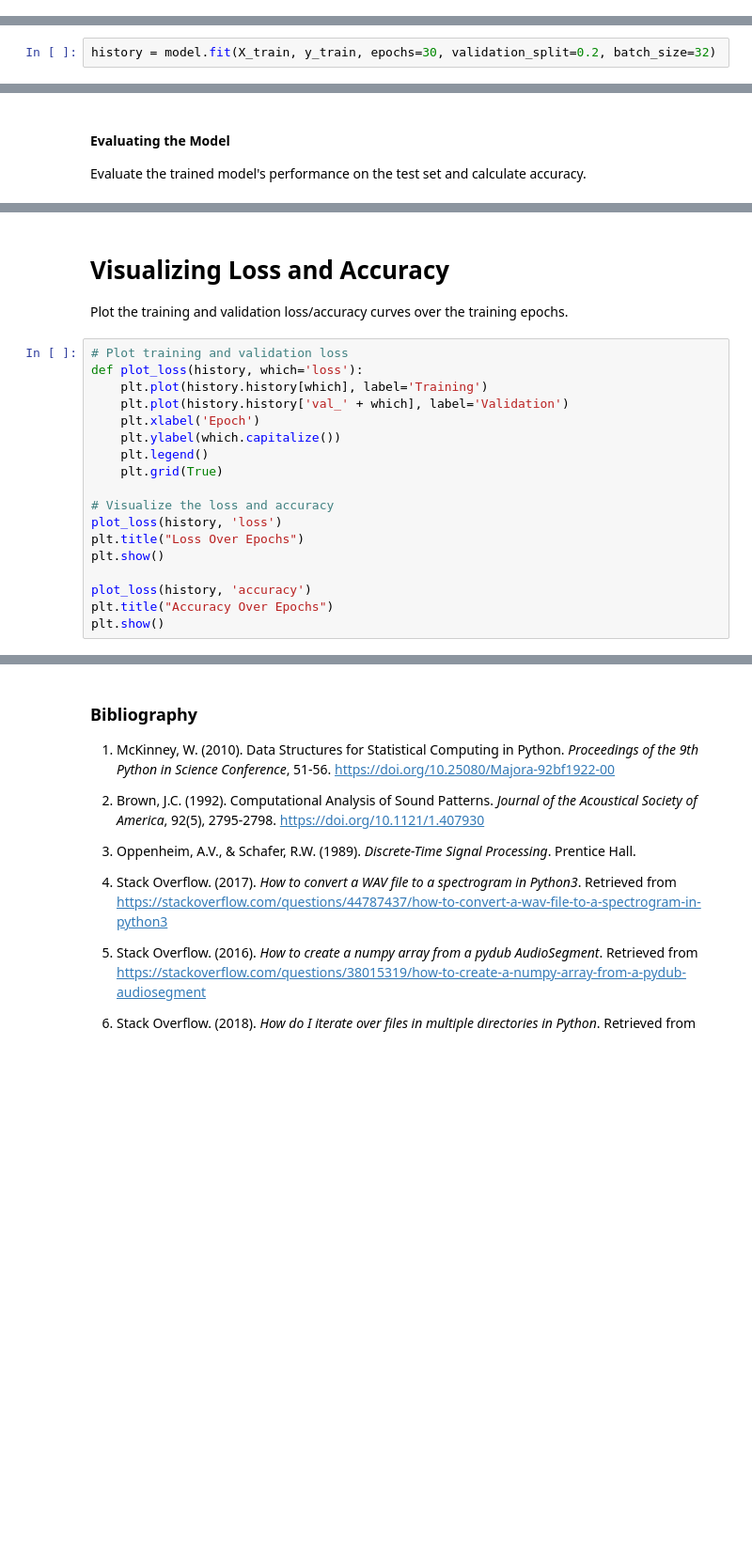
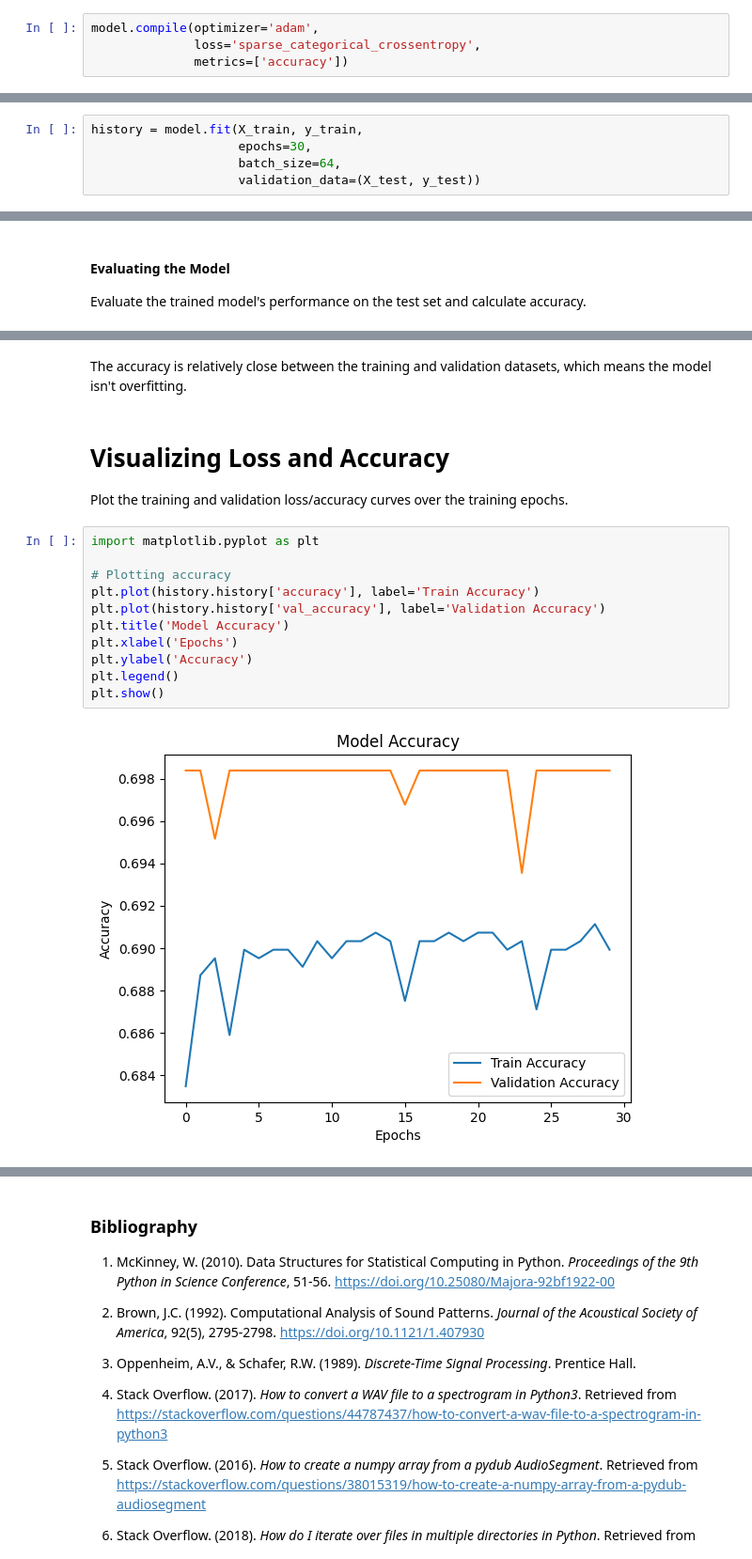
Before and after one commit to LaisColetta/Machine-Learning, a Jupyter notebook: Project_part2/project_part2.ipynb, the cells around one changed output, grey strips where cells are left out. Shown at 94% size. Drawn from its saved outputs; the diff is of its cells as text; blank space fills up the shorter version.

```diff
--- a/Project_part2/project_part2.ipynb
+++ b/Project_part2/project_part2.ipynb
@@ -942 +977,5 @@ IndexError: tuple index out of range
+# %%
+model.compile(optimizer='adam',
+              loss='sparse_categorical_crossentropy',
+              metrics=['accuracy'])
 # %% [markdown]
@@ -948,2 +986,5 @@ Train the model on the training dataset for 30 epochs, with validation split and
 # %%
-history = model.fit(X_train, y_train, epochs=30, validation_split=0.2, batch_size=32)
+history = model.fit(X_train, y_train,
+                    epochs=30,
+                    batch_size=64,
+                    validation_data=(X_test, y_test))
@@ -957,21 +1018,18 @@ print(f"Test Accuracy: {test_accuracy:.2f}")
+# %% [markdown]
+The accuracy is relatively close between the training and validation datasets, which means the model isn't overfitting.
 # %% [markdown]
 # Visualizing Loss and Accuracy
 Plot the training and validation loss/accuracy curves over the training epochs.
-# %%
-# Plot training and validation loss
-def plot_loss(history, which='loss'):
-    plt.plot(history.history[which], label='Training')
-    plt.plot(history.history['val_' + which], label='Validation')
-    plt.xlabel('Epoch')
-    plt.ylabel(which.capitalize())
-    plt.legend()
-    plt.grid(True)
-
-# Visualize the loss and accuracy
-plot_loss(history, 'loss')
-plt.title("Loss Over Epochs")
-plt.show()
-
-plot_loss(history, 'accuracy')
-plt.title("Accuracy Over Epochs")
-plt.show()
+# %%
+import matplotlib.pyplot as plt
+
+# Plotting accuracy
+plt.plot(history.history['accuracy'], label='Train Accuracy')
+plt.plot(history.history['val_accuracy'], label='Validation Accuracy')
+plt.title('Model Accuracy')
+plt.xlabel('Epochs')
+plt.ylabel('Accuracy')
+plt.legend()
+plt.show()
+# %% [output]
+[figure, added]
```
Also changed, not shown: parts of 22 cells of this notebook.
